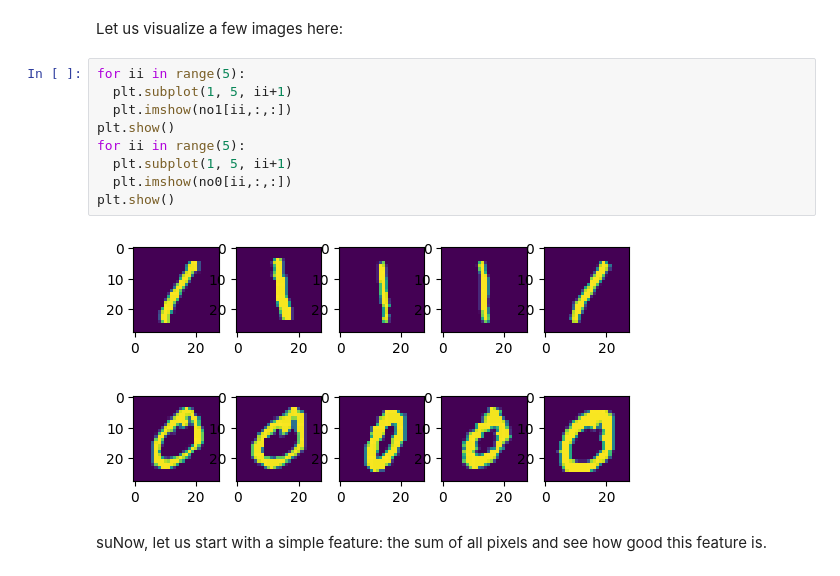
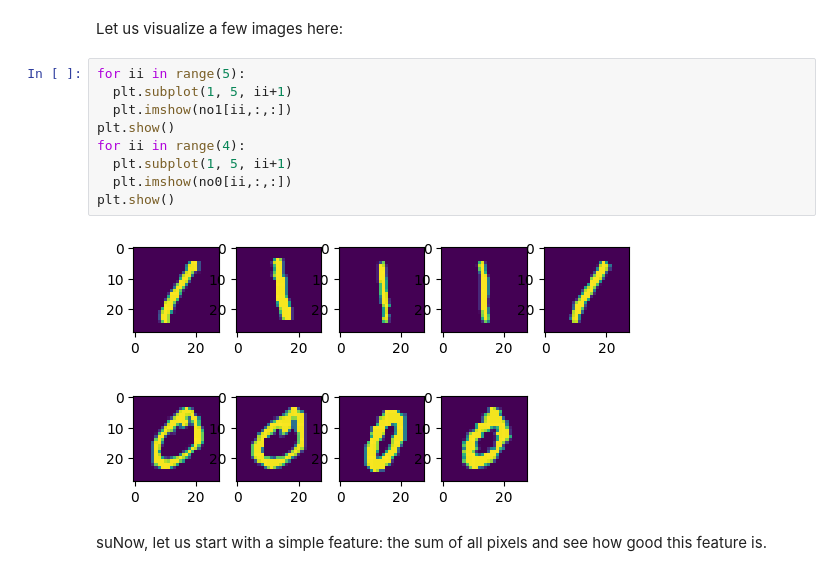
Before and after one commit to hemaharshithaa11-cyber/aiml_labs, a Jupyter notebook: AIML_Module_01_Lab_01_Features.ipynb, the cells around one changed output. Saved outputs shown, nothing was run; the diff lists cells and outputs as text.

```diff
--- a/AIML_Module_01_Lab_01_Features.ipynb
+++ b/AIML_Module_01_Lab_01_Features.ipynb
@@ -256,15 +273,15 @@ Let us visualize a few images here:
 # %%
 for ii in range(5):
   plt.subplot(1, 5, ii+1)
   plt.imshow(no1[ii,:,:])
 plt.show()
-for ii in range(5):
+for ii in range(4):
   plt.subplot(1, 5, ii+1)
   plt.imshow(no0[ii,:,:])
 plt.show()
 # %% [output]
 [figure]
-[figure, old version]
+[figure, new version]
 # %% [markdown]
 suNow, let us start with a simple feature: the sum of all pixels and see how good this feature is.
 # %%
```
Also changed, not shown: parts of 15 cells of this notebook.
